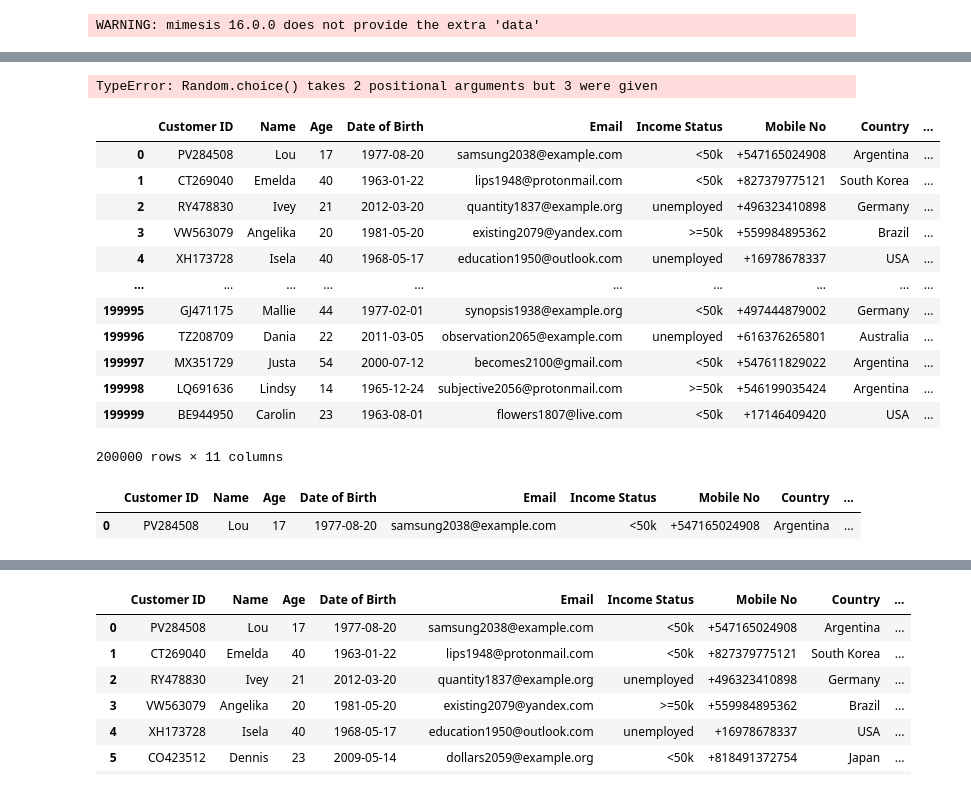
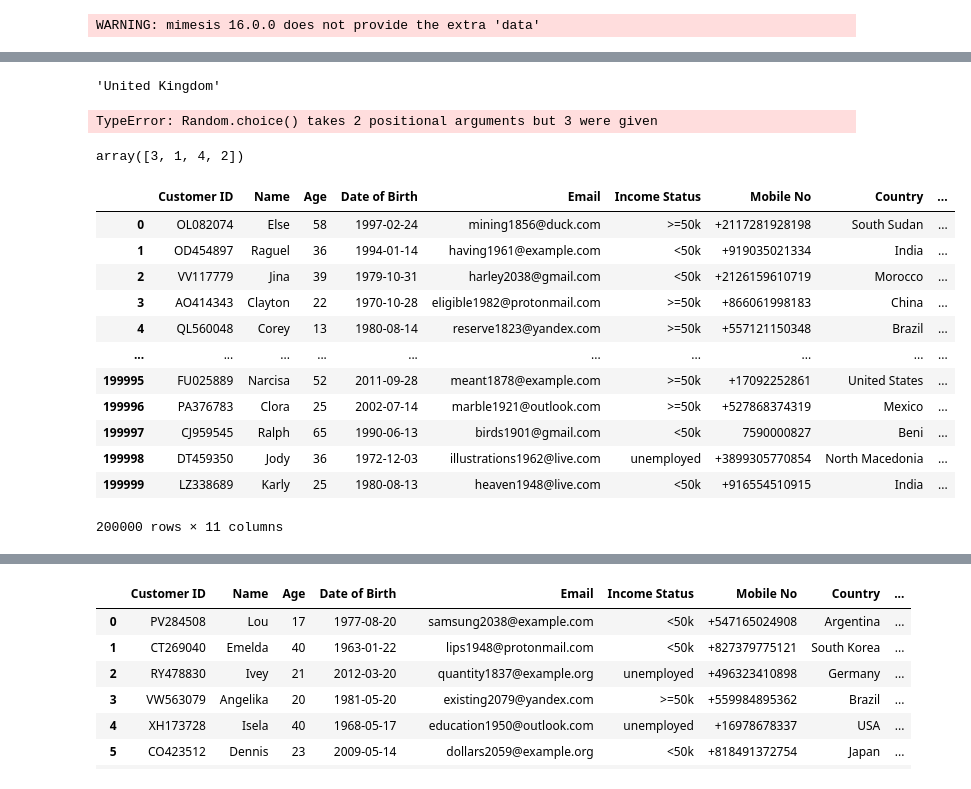
Before and after one commit to harzrawat/Internship_practice, a Jupyter notebook: churn_prediction/synthetic_data.ipynb, the cells around one changed output, grey strips where cells are left out. Saved outputs shown, nothing was run; the diff lists cells and outputs as text; code cells hidden in the pictures.

```diff
--- a/churn_prediction/synthetic_data.ipynb
+++ b/churn_prediction/synthetic_data.ipynb
@@ -6,0 +104,26 @@ WARNING: mimesis 16.0.0 does not provide the extra 'data'
+# %%
+def delete_typo(city_name):
+    if len(city_name) <= 1:
+        return city_name
+    pos = random.randint(0, len(city_name) - 1)
+    return city_name[:pos] + city_name[pos+1:]
+
+# df['city_typo'] = df['city'].apply(delete_typo)
+
+# print(df)
+# %%
+def random_typo(city_name):
+    typo_type = random.choice(['replace', 'insert', 'delete'])
+    if typo_type == 'replace':
+        return introduce_typo(city_name)
+    elif typo_type == 'insert':
+        return insert_typo(city_name)
+    elif typo_type == 'delete':
+        return delete_typo(city_name)
+
+df['city'] = df['city'].apply(random_typo)
+df1['country'] = df1['country'].apply(random_typo)
+
+
+print(df)
+print(df1)
@@ -6,0 +150,4 @@ WARNING: mimesis 16.0.0 does not provide the extra 'data'
+# %%
+city_df = pd.concat([city_df,df1,df],ignore_index=True)
+# %%
+city_df = city_df.sample(frac=1).reset_index(drop=True)
@@ -95,3 +283,16 @@ random.randint(11,70)
+# %%
+def get_country_from_city(city_name):
+    geolocator = Nominatim(user_agent="geoapiExercises")
+    location = geolocator.geocode(city_name, language='en')
+
+    if location:
+        return location.address.split(',')[-1].strip()
+    else:
+        return city_name
+
+get_country_from_city('London')
+# %% [output]
+'United Kingdom'
 # %%
 import secrets
 
@@ -101,53 +302,55 @@ random_choice = secrets.choice(sequence)
 print(random_choice)
 # %% [output]
 TypeError: Random.choice() takes 2 positional arguments but 3 were given
+# %%
+np.random.choice([1,2,3,4],size=random.randint(1,4),replace=False)
+# %% [output]
+array([3, 1, 4, 2])
 # %%
 data=[]
 for i in range(10000):
-    country=np.random.choice(country_list)
+    # country=np.random.choice(country_list)
+    city_index = np.random.choice(range(58968))
+    city,country = city_df.loc[city_index,["city","country"]]
     data.append({
         "Customer ID" : random_code(2,6),
         "Name": person.name(),
         "Age" : random.randint(11,70),
         "Date of Birth": person.birthdate(1960, 2012),
         "Email": person.email(),
         "Income Status": random.choice(['>=50k', '<50k', 'unemployed','<50k','>=50k']),
         "Mobile No": str(get_phone(country)),
         "Country": country,
         "Mobile Active": random.choice([0, 1]),
         "Email Active": secrets.choice([0,1]),
-        "City": np.random.choice(add_dict[country]),
+        # "City": np.random.choice(add_dict[country]),
+        "City": city,
 
     })
 
 platform_data = pd.DataFrame(data)
 
 # Email ids are not unique lets make them unique before over sampling
 # hence droping the rows with duplicate email values
 
 platform_data = platform_data.drop_duplicates(subset=['Email'])
 
 # .sample gets any of the n datapoints
 platform_data = pd.concat([platform_data]*32, ignore_index=True).sample(200000)
 platform_data = platform_data.reset_index(drop=True)
 
 platform_data
 # %% [output]
 |  | Customer ID | Name | Age | Date of Birth | Email | Income Status | Mobile No | Country | ... |
-| 0 | PV284508 | Lou | 17 | 1977-08-20 | samsung2038@example.com | <50k | +547165024908 | Argentina | ... |
-| 1 | CT269040 | Emelda | 40 | 1963-01-22 | lips1948@protonmail.com | <50k | +827379775121 | South Korea | ... |
-| 2 | RY478830 | Ivey | 21 | 2012-03-20 | quantity1837@example.org | unemployed | +496323410898 | Germany | ... |
-| 3 | VW563079 | Angelika | 20 | 1981-05-20 | existing2079@yandex.com | >=50k | +559984895362 | Brazil | ... |
-| 4 | XH173728 | Isela | 40 | 1968-05-17 | education1950@outlook.com | unemployed | +16978678337 | USA | ... |
+| 0 | OL082074 | Else | 58 | 1997-02-24 | mining1856@duck.com | >=50k | +2117281928198 | South Sudan | ... |
+| 1 | OD454897 | Raguel | 36 | 1994-01-14 | having1961@example.com | <50k | +919035021334 | India | ... |
+| 2 | VV117779 | Jina | 39 | 1979-10-31 | harley2038@gmail.com | <50k | +2126159610719 | Morocco | ... |
+| 3 | AO414343 | Clayton | 22 | 1970-10-28 | eligible1982@protonmail.com | >=50k | +866061998183 | China | ... |
+| 4 | QL560048 | Corey | 13 | 1980-08-14 | reserve1823@yandex.com | >=50k | +557121150348 | Brazil | ... |
 | ... | ... | ... | ... | ... | ... | ... | ... | ... | ... |
-| 199995 | GJ471175 | Mallie | 44 | 1977-02-01 | synopsis1938@example.org | <50k | +497444879002 | Germany | ... |
-| 199996 | TZ208709 | Dania | 22 | 2011-03-05 | observation2065@example.com | unemployed | +616376265801 | Australia | ... |
-| 199997 | MX351729 | Justa | 54 | 2000-07-12 | becomes2100@gmail.com | <50k | +547611829022 | Argentina | ... |
-| 199998 | LQ691636 | Lindsy | 14 | 1965-12-24 | subjective2056@protonmail.com | >=50k | +546199035424 | Argentina | ... |
-| 199999 | BE944950 | Carolin | 23 | 1963-08-01 | flowers1807@live.com | <50k | +17146409420 | USA | ... |
+| 199995 | FU025889 | Narcisa | 52 | 2011-09-28 | meant1878@example.com | >=50k | +17092252861 | United States | ... |
+| 199996 | PA376783 | Clora | 25 | 2002-07-14 | marble1921@outlook.com | >=50k | +527868374319 | Mexico | ... |
+| 199997 | CJ959545 | Ralph | 65 | 1990-06-13 | birds1901@gmail.com | <50k | 7590000827 | Beni | ... |
+| 199998 | DT459350 | Jody | 36 | 1972-12-03 | illustrations1962@live.com | unemployed | +3899305770854 | North Macedonia | ... |
+| 199999 | LZ338689 | Karly | 25 | 1980-08-13 | heaven1948@live.com | <50k | +916554510915 | India | ... |
 200000 rows × 11 columns
-# %%
-platform_data.head(1)
-# %% [output]
-|  | Customer ID | Name | Age | Date of Birth | Email | Income Status | Mobile No | Country | ... |
-| 0 | PV284508 | Lou | 17 | 1977-08-20 | samsung2038@example.com | <50k | +547165024908 | Argentina | ... |
```
Also changed, not shown: parts of 26 cells of this notebook, 20 other files.
